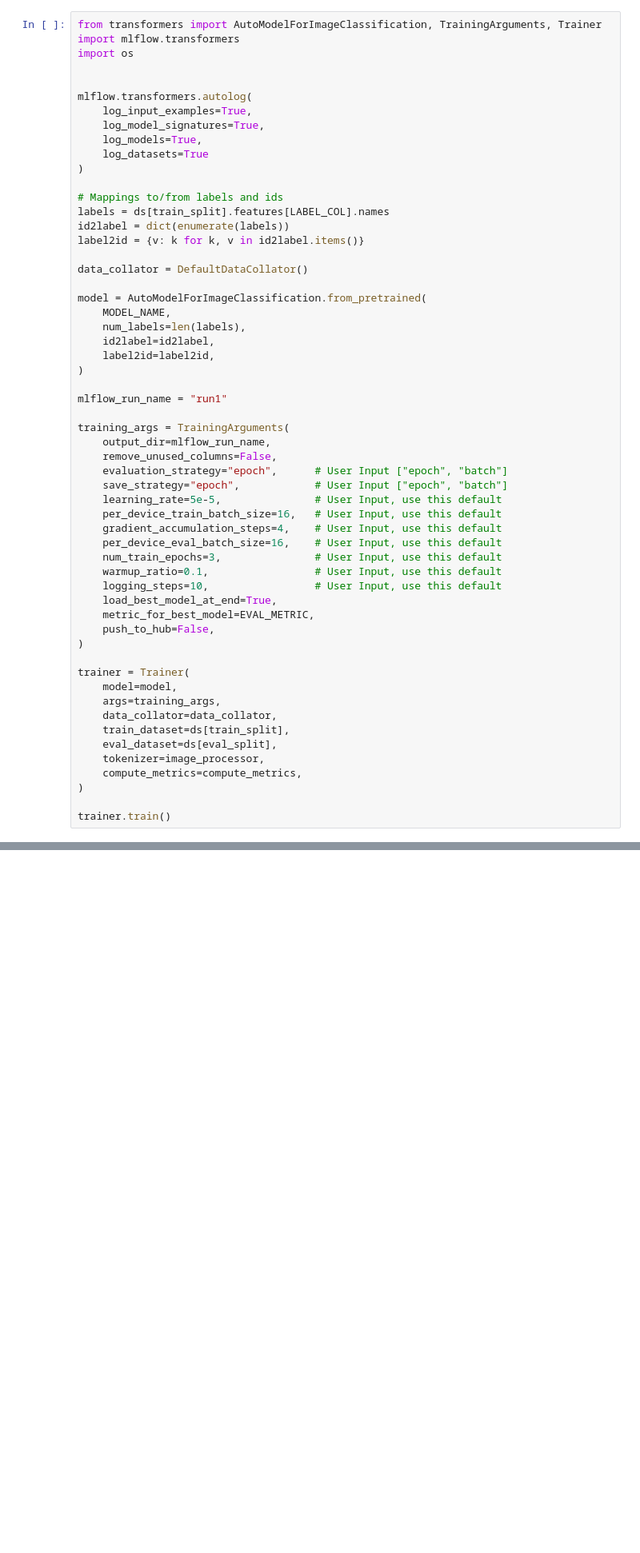
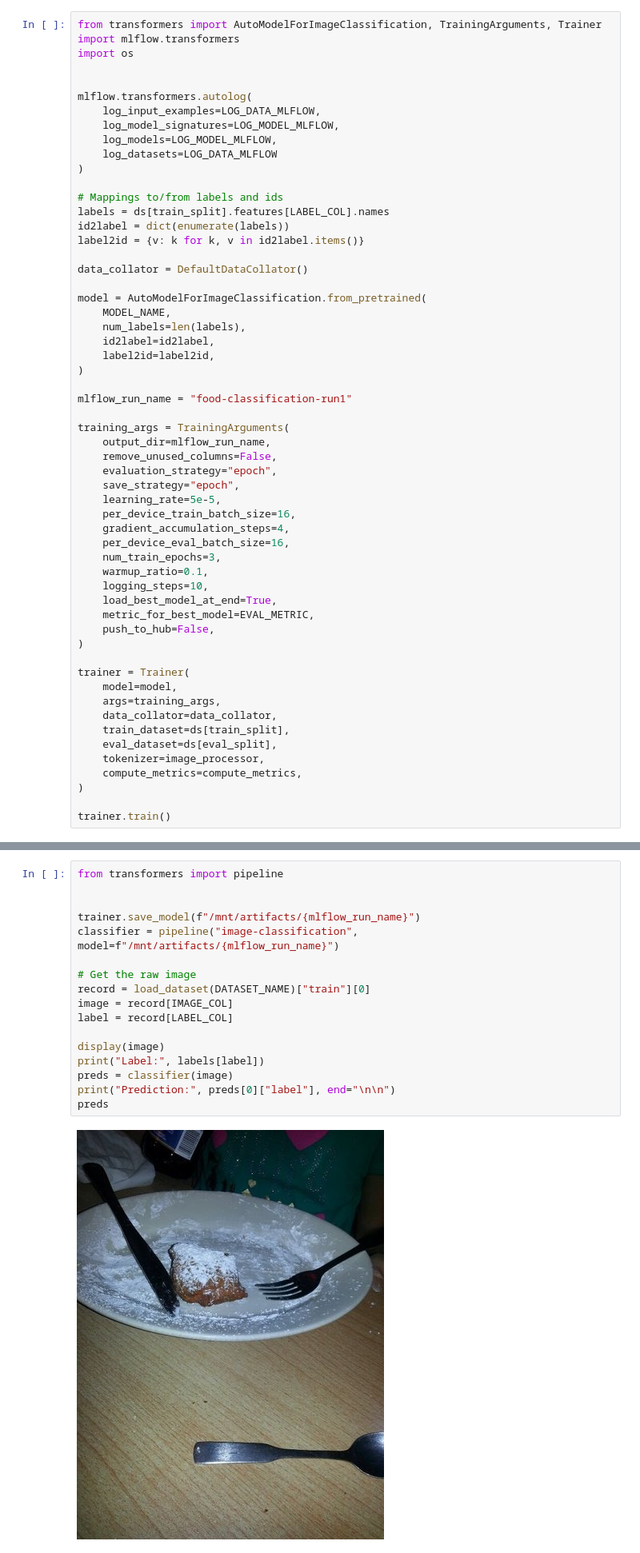
Before and after one commit to dominodatalab/aihub-image-classification, a Jupyter notebook: HuggingFace + MLFlow Image Classification.ipynb, the cells around one changed output, grey strips where cells are left out. Shown at 80% size. Cells and saved outputs as stored; diff of their text form; blank space fills up the shorter version.

```diff
--- a/HuggingFace + MLFlow Image Classification.ipynb
+++ b/HuggingFace + MLFlow Image Classification.ipynb
@@ -105,10 +162,10 @@ import os
 
 
 mlflow.transformers.autolog(
-    log_input_examples=True,
-    log_model_signatures=True,
-    log_models=True,
-    log_datasets=True
+    log_input_examples=LOG_DATA_MLFLOW,
+    log_model_signatures=LOG_MODEL_MLFLOW,
+    log_models=LOG_MODEL_MLFLOW,
+    log_datasets=LOG_DATA_MLFLOW
 )
 
 # Mappings to/from labels and ids
@@ -125,20 +182,20 @@ model = AutoModelForImageClassification.from_pretrained(
     label2id=label2id,
 )
 
-mlflow_run_name = "run1"
+mlflow_run_name = "food-classification-run1"
 
 training_args = TrainingArguments(
     output_dir=mlflow_run_name,
     remove_unused_columns=False,
-    evaluation_strategy="epoch",      # User Input ["epoch", "batch"]
-    save_strategy="epoch",            # User Input ["epoch", "batch"]
-    learning_rate=5e-5,               # User Input, use this default
-    per_device_train_batch_size=16,   # User Input, use this default
-    gradient_accumulation_steps=4,    # User Input, use this default
-    per_device_eval_batch_size=16,    # User Input, use this default
-    num_train_epochs=3,               # User Input, use this default
-    warmup_ratio=0.1,                 # User Input, use this default
-    logging_steps=10,                 # User Input, use this default
+    evaluation_strategy="epoch",
+    save_strategy="epoch",
+    learning_rate=5e-5,
+    per_device_train_batch_size=16,
+    gradient_accumulation_steps=4,
+    per_device_eval_batch_size=16,
+    num_train_epochs=3,
+    warmup_ratio=0.1,
+    logging_steps=10,
     load_best_model_at_end=True,
     metric_for_best_model=EVAL_METRIC,
     push_to_hub=False,
@@ -189,0 +242,19 @@ with mlflow.start_run(run_id=run_id):
+# %%
+from transformers import pipeline
+
+
+trainer.save_model(f"/mnt/artifacts/{mlflow_run_name}")
+classifier = pipeline("image-classification", model=f"/mnt/artifacts/{mlflow_run_name}")
+
+# Get the raw image
+record = load_dataset(DATASET_NAME)["train"][0]
+image = record[IMAGE_COL]
+label = record[LABEL_COL]
+
+display(image)
+print("Label:", labels[label])
+preds = classifier(image)
+print("Prediction:", preds[0]["label"], end="\n\n")
+preds
+# %% [output]
+[figure, added]
```
Also changed, not shown: parts of 17 cells of this notebook, 6 other files.
